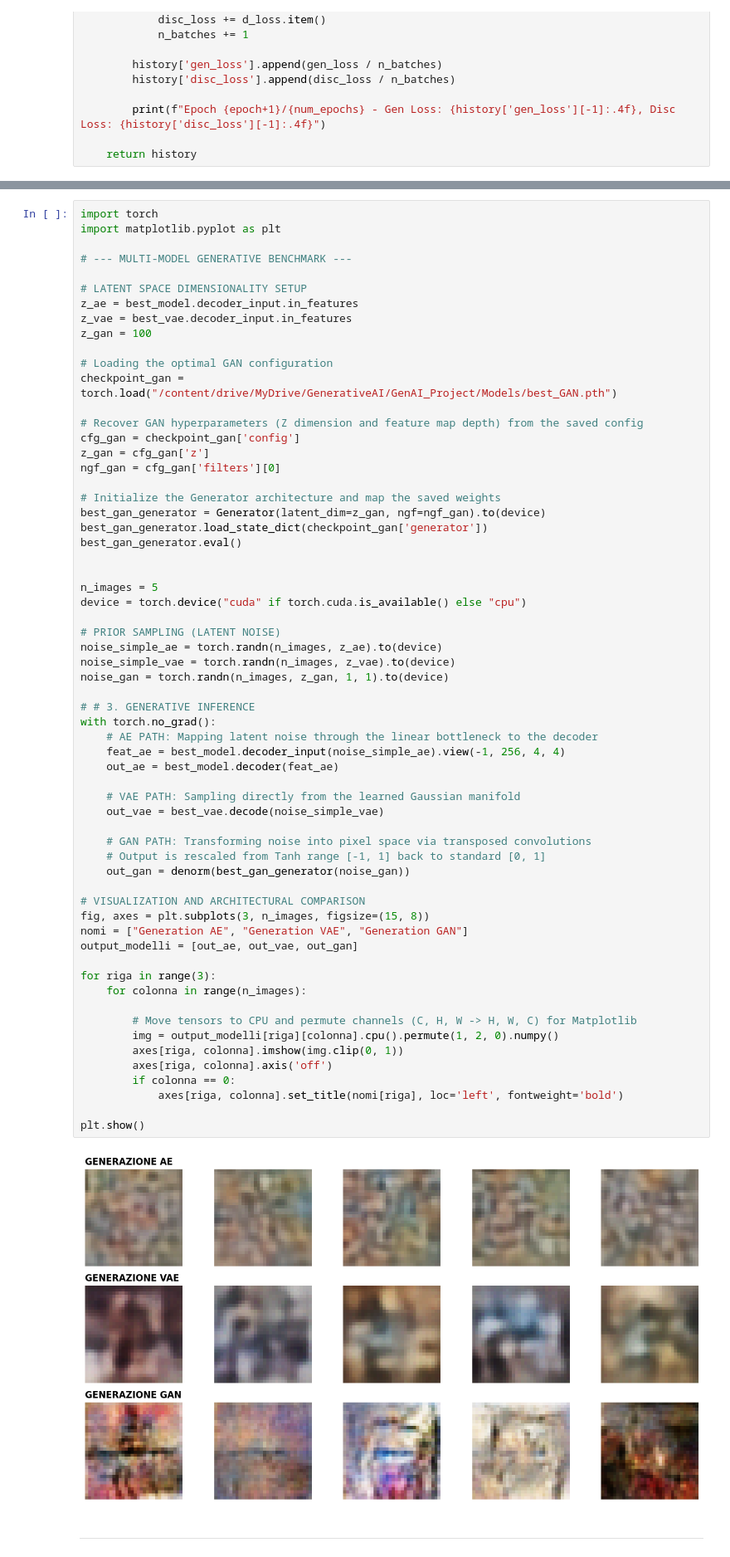
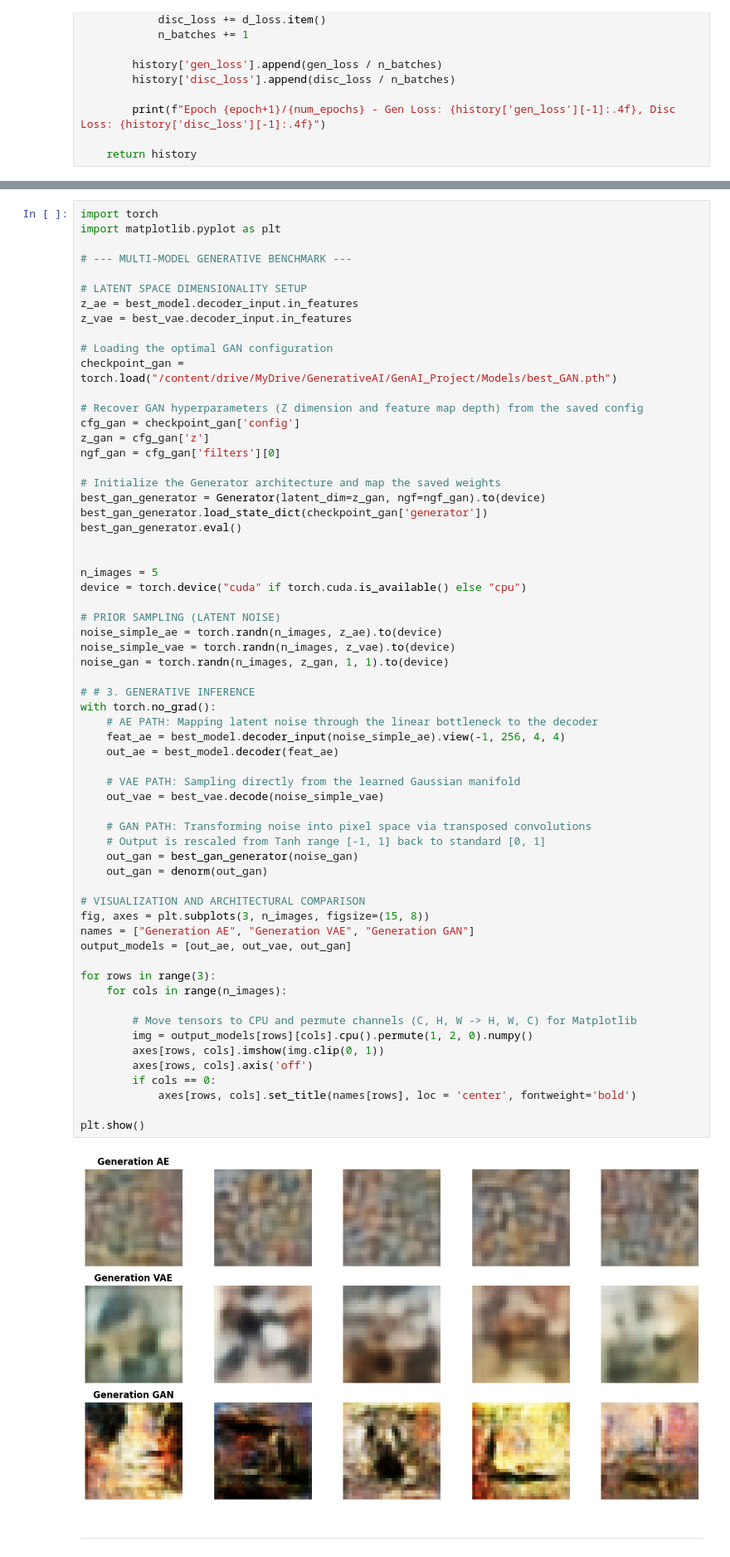
Before and after one commit to Tuco711/GenAI_Project, a Jupyter notebook: TP1-alunos-src-only/student_start_pack/ArtBench10_Student_Start_Pack.ipynb, the cells around one changed output, grey strips where cells are left out. Shown at 83% size. Cells and saved outputs as stored; diff of their text form.

```diff
--- a/TP1-alunos-src-only/student_start_pack/ArtBench10_Student_Start_Pack.ipynb
+++ b/TP1-alunos-src-only/student_start_pack/ArtBench10_Student_Start_Pack.ipynb
@@ -2537,7 +2526,6 @@ import matplotlib.pyplot as plt
 # LATENT SPACE DIMENSIONALITY SETUP
 z_ae = best_model.decoder_input.in_features
 z_vae = best_vae.decoder_input.in_features
-z_gan = 100
 
 # Loading the optimal GAN configuration
 checkpoint_gan = torch.load("/content/drive/MyDrive/GenerativeAI/GenAI_Project/Models/best_GAN.pth")
@@ -2554,44 +2542,45 @@ best_gan_generator.eval()
 
 
 n_images = 5
 device = torch.device("cuda" if torch.cuda.is_available() else "cpu")
 
 # PRIOR SAMPLING (LATENT NOISE)
 noise_simple_ae = torch.randn(n_images, z_ae).to(device)
 noise_simple_vae = torch.randn(n_images, z_vae).to(device)
 noise_gan = torch.randn(n_images, z_gan, 1, 1).to(device)
 
 # # 3. GENERATIVE INFERENCE
 with torch.no_grad():
     # AE PATH: Mapping latent noise through the linear bottleneck to the decoder
     feat_ae = best_model.decoder_input(noise_simple_ae).view(-1, 256, 4, 4)
     out_ae = best_model.decoder(feat_ae)
 
     # VAE PATH: Sampling directly from the learned Gaussian manifold
     out_vae = best_vae.decode(noise_simple_vae)
 
     # GAN PATH: Transforming noise into pixel space via transposed convolutions
     # Output is rescaled from Tanh range [-1, 1] back to standard [0, 1]
-    out_gan = denorm(best_gan_generator(noise_gan))
+    out_gan = best_gan_generator(noise_gan)
+    out_gan = denorm(out_gan)
 
 # VISUALIZATION AND ARCHITECTURAL COMPARISON
 fig, axes = plt.subplots(3, n_images, figsize=(15, 8))
-nomi = ["Generation AE", "Generation VAE", "Generation GAN"]
-output_modelli = [out_ae, out_vae, out_gan]
+names = ["Generation AE", "Generation VAE", "Generation GAN"]
+output_models = [out_ae, out_vae, out_gan]
 
-for riga in range(3):
-    for colonna in range(n_images):
+for rows in range(3):
+    for cols in range(n_images):
 
         # Move tensors to CPU and permute channels (C, H, W -> H, W, C) for Matplotlib
-        img = output_modelli[riga][colonna].cpu().permute(1, 2, 0).numpy()
-        axes[riga, colonna].imshow(img.clip(0, 1))
-        axes[riga, colonna].axis('off')
-        if colonna == 0:
-            axes[riga, colonna].set_title(nomi[riga], loc='left', fontweight='bold')
+        img = output_models[rows][cols].cpu().permute(1, 2, 0).numpy()
+        axes[rows, cols].imshow(img.clip(0, 1))
+        axes[rows, cols].axis('off')
+        if cols == 0:
+            axes[rows, cols].set_title(names[rows], loc = 'center', fontweight='bold')
 
 plt.show()
 # %% [output]
-[figure, old version]
+[figure, new version]
 # %% [markdown]
 ----------------------------------------------------------------------------------------------------------------------------------------------------
 # %% [markdown]
```
Also changed, not shown: parts of 30 cells of this notebook, 1 other file.
